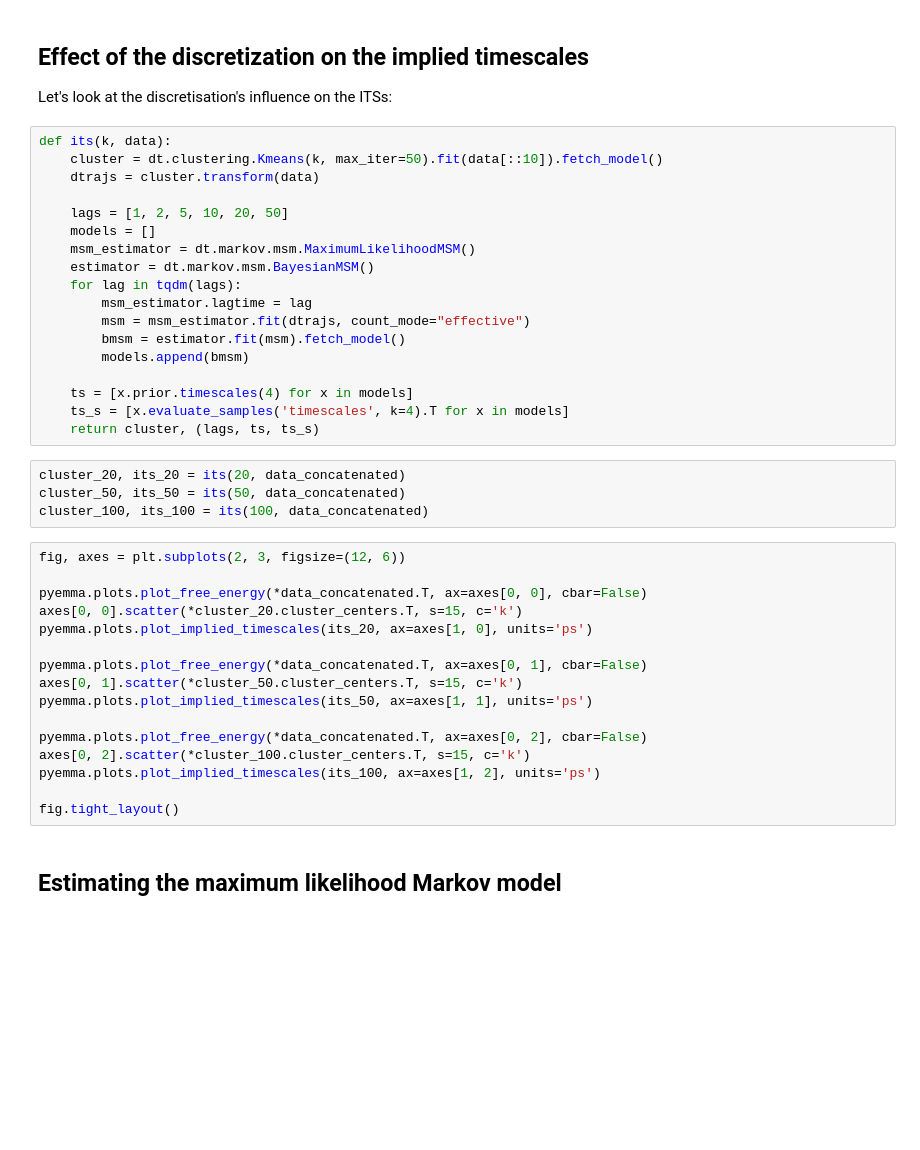
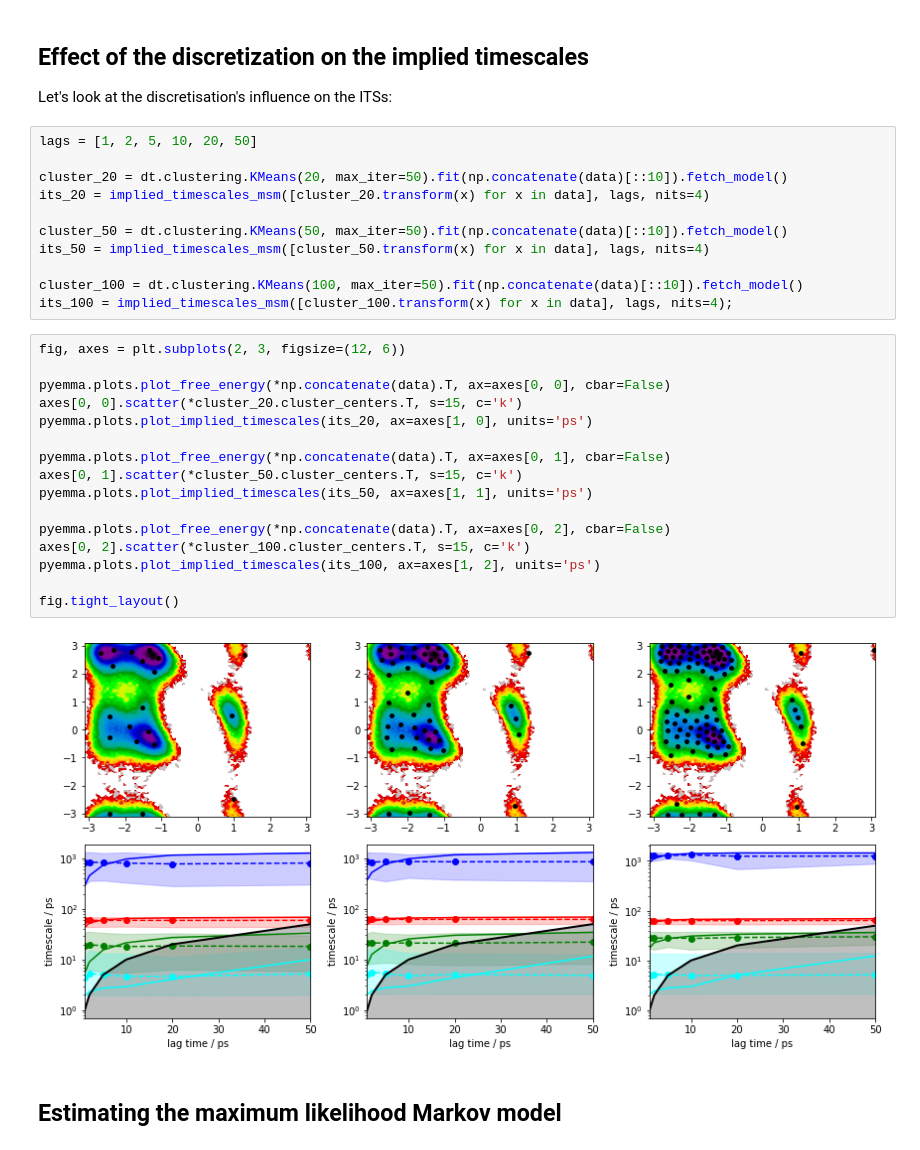
Before and after one commit to markovmodel/pyemma-workshop, a Jupyter notebook: notebooks/03-msm-estimation-validation.ipynb, the cells around one changed output. Saved outputs shown, nothing was run; the diff lists cells and outputs as text; blank space fills up the shorter version.

```diff
--- a/notebooks/03-msm-estimation-validation.ipynb
+++ b/notebooks/03-msm-estimation-validation.ipynb
@@ -104,44 +101,35 @@ pyemma.plots.plot_implied_timescales((lags, timescales, timescales_samples), uni
 ## Effect of the discretization on the implied timescales
 
 Let's look at the discretisation's influence on the ITSs:
-# %%
-def its(k, data):
-    cluster = dt.clustering.Kmeans(k, max_iter=50).fit(data[::10]).fetch_model()
-    dtrajs = cluster.transform(data)
-
-    lags = [1, 2, 5, 10, 20, 50]
-    models = []
-    msm_estimator = dt.markov.msm.MaximumLikelihoodMSM()
-    estimator = dt.markov.msm.BayesianMSM()
-    for lag in tqdm(lags):
-        msm_estimator.lagtime = lag
-        msm = msm_estimator.fit(dtrajs, count_mode="effective")
-        bmsm = estimator.fit(msm).fetch_model()
-        models.append(bmsm)
-
-    ts = [x.prior.timescales(4) for x in models]
-    ts_s = [x.evaluate_samples('timescales', k=4).T for x in models]
-    return cluster, (lags, ts, ts_s)
-# %%
-cluster_20, its_20 = its(20, data_concatenated)
-cluster_50, its_50 = its(50, data_concatenated)
-cluster_100, its_100 = its(100, data_concatenated)
+# %%
+lags = [1, 2, 5, 10, 20, 50]
+
+cluster_20 = dt.clustering.KMeans(20, max_iter=50).fit(np.concatenate(data)[::10]).fetch_model()
+its_20 = implied_timescales_msm([cluster_20.transform(x) for x in data], lags, nits=4)
+
+cluster_50 = dt.clustering.KMeans(50, max_iter=50).fit(np.concatenate(data)[::10]).fetch_model()
+its_50 = implied_timescales_msm([cluster_50.transform(x) for x in data], lags, nits=4)
+
+cluster_100 = dt.clustering.KMeans(100, max_iter=50).fit(np.concatenate(data)[::10]).fetch_model()
+its_100 = implied_timescales_msm([cluster_100.transform(x) for x in data], lags, nits=4);
 # %%
 fig, axes = plt.subplots(2, 3, figsize=(12, 6))
 
-pyemma.plots.plot_free_energy(*data_concatenated.T, ax=axes[0, 0], cbar=False)
+pyemma.plots.plot_free_energy(*np.concatenate(data).T, ax=axes[0, 0], cbar=False)
 axes[0, 0].scatter(*cluster_20.cluster_centers.T, s=15, c='k')
 pyemma.plots.plot_implied_timescales(its_20, ax=axes[1, 0], units='ps')
 
-pyemma.plots.plot_free_energy(*data_concatenated.T, ax=axes[0, 1], cbar=False)
+pyemma.plots.plot_free_energy(*np.concatenate(data).T, ax=axes[0, 1], cbar=False)
 axes[0, 1].scatter(*cluster_50.cluster_centers.T, s=15, c='k')
 pyemma.plots.plot_implied_timescales(its_50, ax=axes[1, 1], units='ps')
 
-pyemma.plots.plot_free_energy(*data_concatenated.T, ax=axes[0, 2], cbar=False)
+pyemma.plots.plot_free_energy(*np.concatenate(data).T, ax=axes[0, 2], cbar=False)
 axes[0, 2].scatter(*cluster_100.cluster_centers.T, s=15, c='k')
 pyemma.plots.plot_implied_timescales(its_100, ax=axes[1, 2], units='ps')
 
 fig.tight_layout()
+# %% [output]
+[figure, added]
 # %% [markdown]
 ## Estimating the maximum likelihood Markov model
 # %%
```
Also changed, not shown: parts of 24 cells of this notebook, 6 other files.
